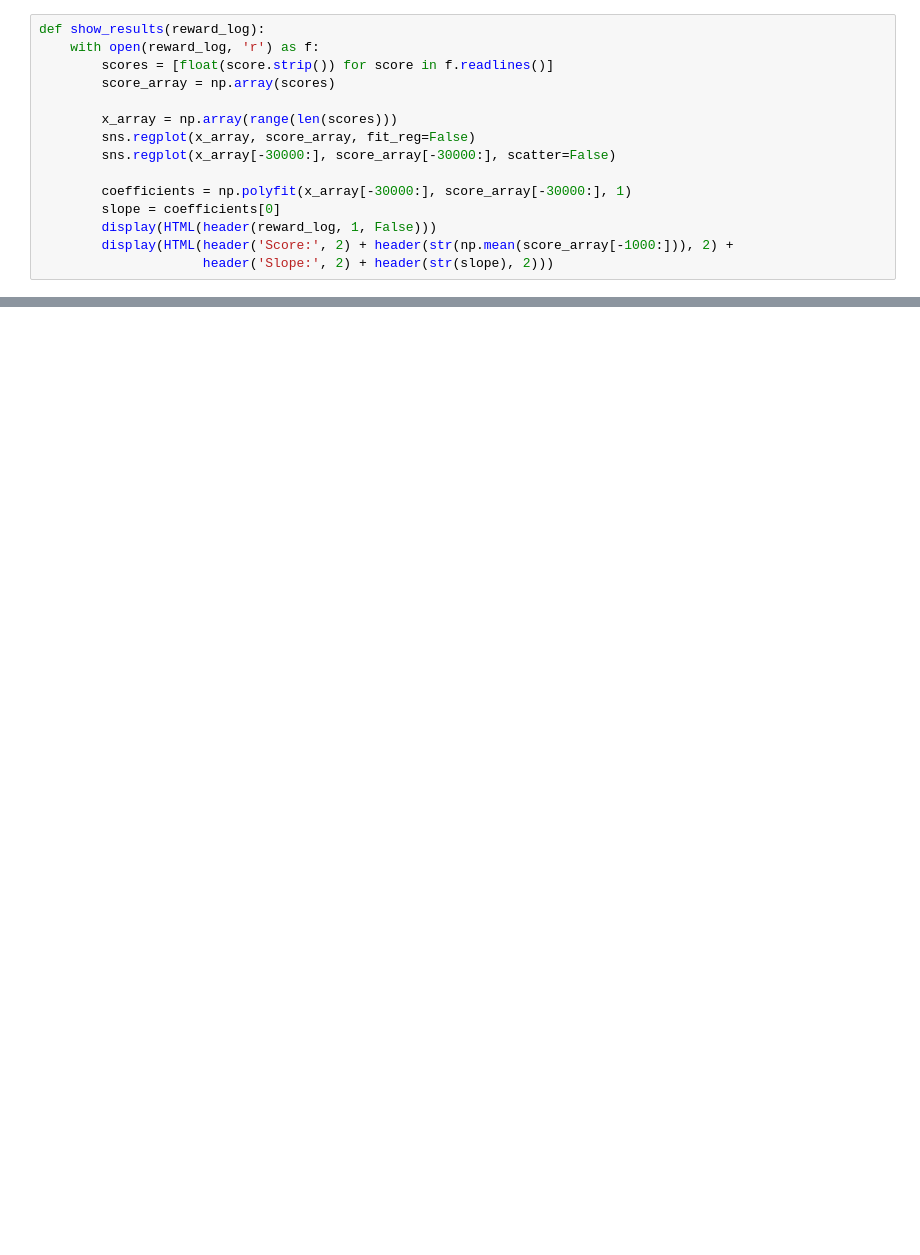
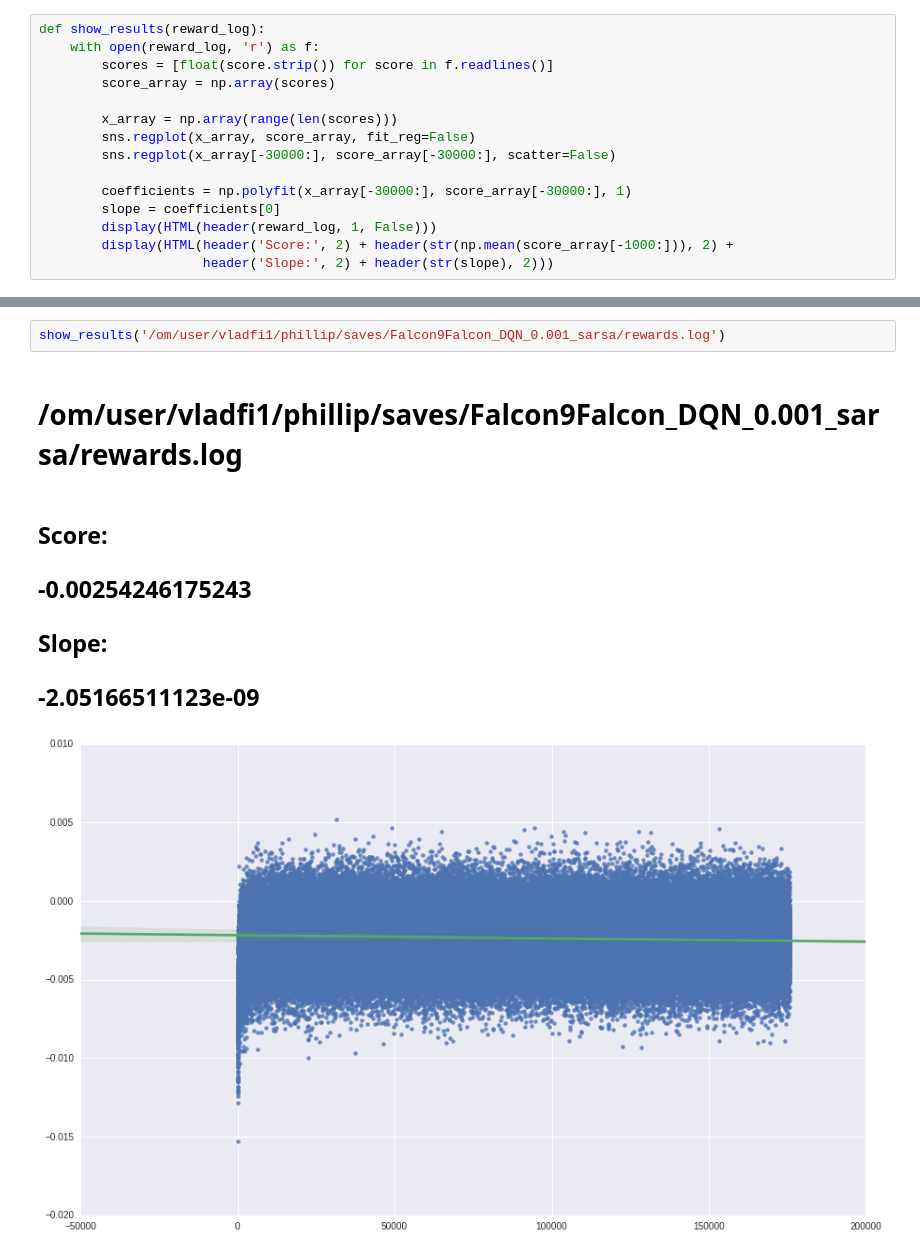
Before and after one commit to vladfi1/phillip, a Jupyter notebook: saves/result_plots_local.ipynb, the cells around one changed output, grey strips where cells are left out. Saved outputs shown, nothing was run; the diff lists cells and outputs as text; blank space fills up the shorter version.

```diff
--- a/saves/result_plots_local.ipynb
+++ b/saves/result_plots_local.ipynb
@@ -68,0 +87,9 @@ Slope:
+# %%
+show_results('/om/user/vladfi1/phillip/saves/Falcon9Falcon_DQN_0.001_sarsa/rewards.log')
+# %% [output]
+/om/user/vladfi1/phillip/saves/Falcon9Falcon_DQN_0.001_sarsa/rewards.log
+Score:
+-0.00254246175243
+Slope:
+-2.05166511123e-09
+[figure, added]
```
Also changed, not shown: parts of 7 cells of this notebook, 1 other file.
